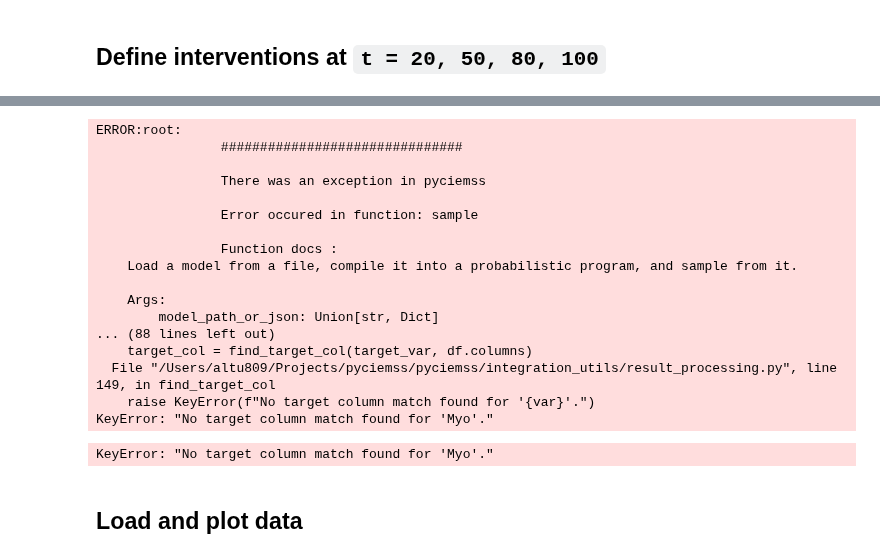
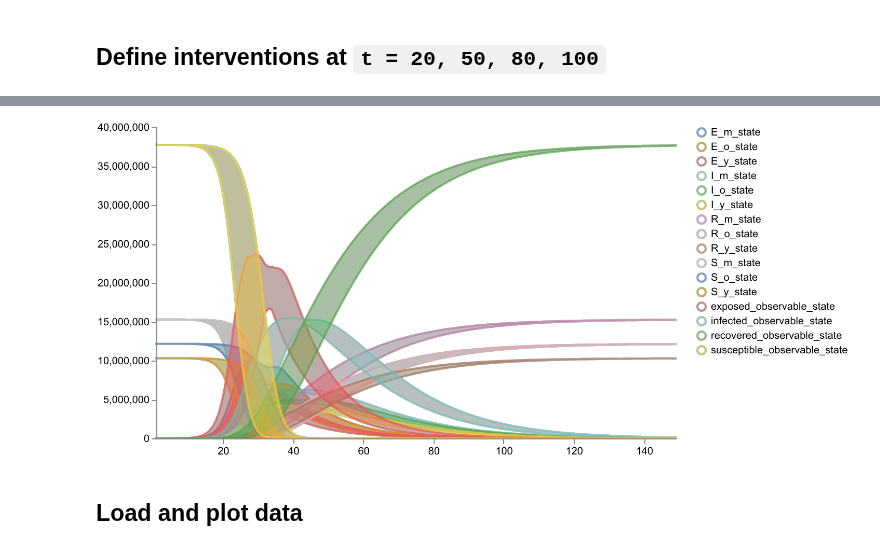
Before and after one commit to ciemss/program-milestones, a Jupyter notebook: 18-month-milestone/evaluation/Epi_Use_Case/Eval_Scenario3.ipynb, the cells around one changed output, grey strips where cells are left out. Saved outputs shown, nothing was run; the diff lists cells and outputs as text; code cells hidden in the pictures.

```diff
--- a/18-month-milestone/evaluation/Epi_Use_Case/Eval_Scenario3.ipynb
+++ b/18-month-milestone/evaluation/Epi_Use_Case/Eval_Scenario3.ipynb
@@ -314,31 +350,15 @@ intervention_dict
 # %%
 result = pyciemss.sample(model1, end_time, logging_step_size, num_samples, start_time=start_time,
-                         static_parameter_interventions={torch.tensor(20.0): {'Myo': torch.tensor(11.5860)}})
-display(result["data"].head())
+                         static_parameter_interventions={torch.tensor(20.0): {'Myo': torch.tensor(11.5860)}},
+                         solver_method="rk4", solver_options={"step_size": 1.})
+# display(result["data"].head())
 
 # Plot the result
 schema = plots.trajectories(pd.DataFrame(result["data"]), keep=".*_state")
-plots.save_schema(schema, "_schema.json")
+# plots.save_schema(schema, "_schema.json")
 plots.ipy_display(schema, dpi=150)
 # %% [output]
-ERROR:root:
-                ###############################
-
-                There was an exception in pyciemss
-
-                Error occured in function: sample
-
-                Function docs :
-    Load a model from a file, compile it into a probabilistic program, and sample from it.
-
-    Args:
-        model_path_or_json: Union[str, Dict]
-... (88 lines left out)
-    target_col = find_target_col(target_var, df.columns)
-  File "/Users/altu809/Projects/pyciemss/pyciemss/integration_utils/result_processing.py", line 149, in find_target_col
-    raise KeyError(f"No target column match found for '{var}'.")
-KeyError: "No target column match found for 'Myo'."
-KeyError: "No target column match found for 'Myo'."
+[figure, added]
 # %% [markdown]
 ## Load and plot data
 # %%
```
Also changed, not shown: parts of 9 cells of this notebook, 1 other file.
